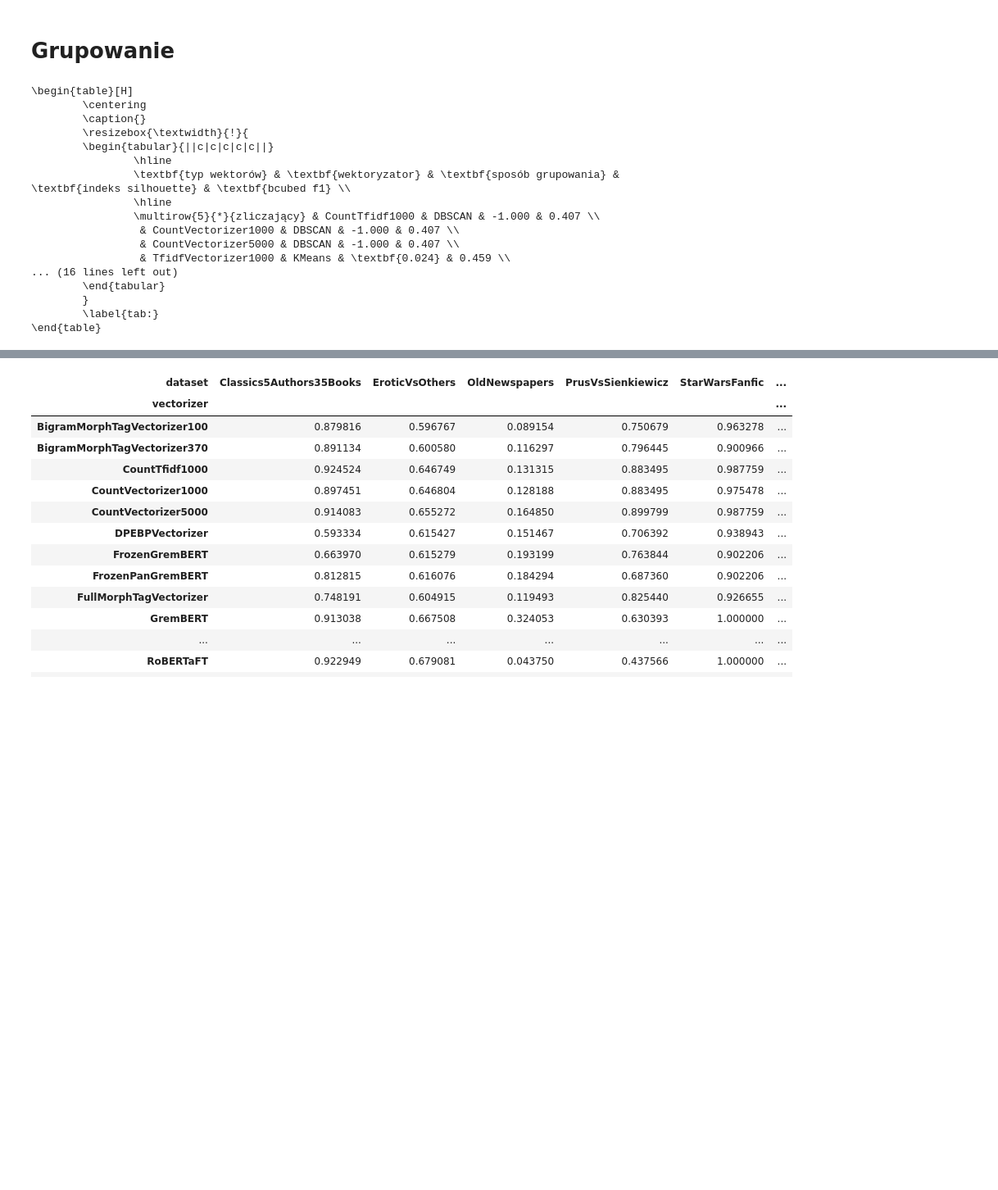
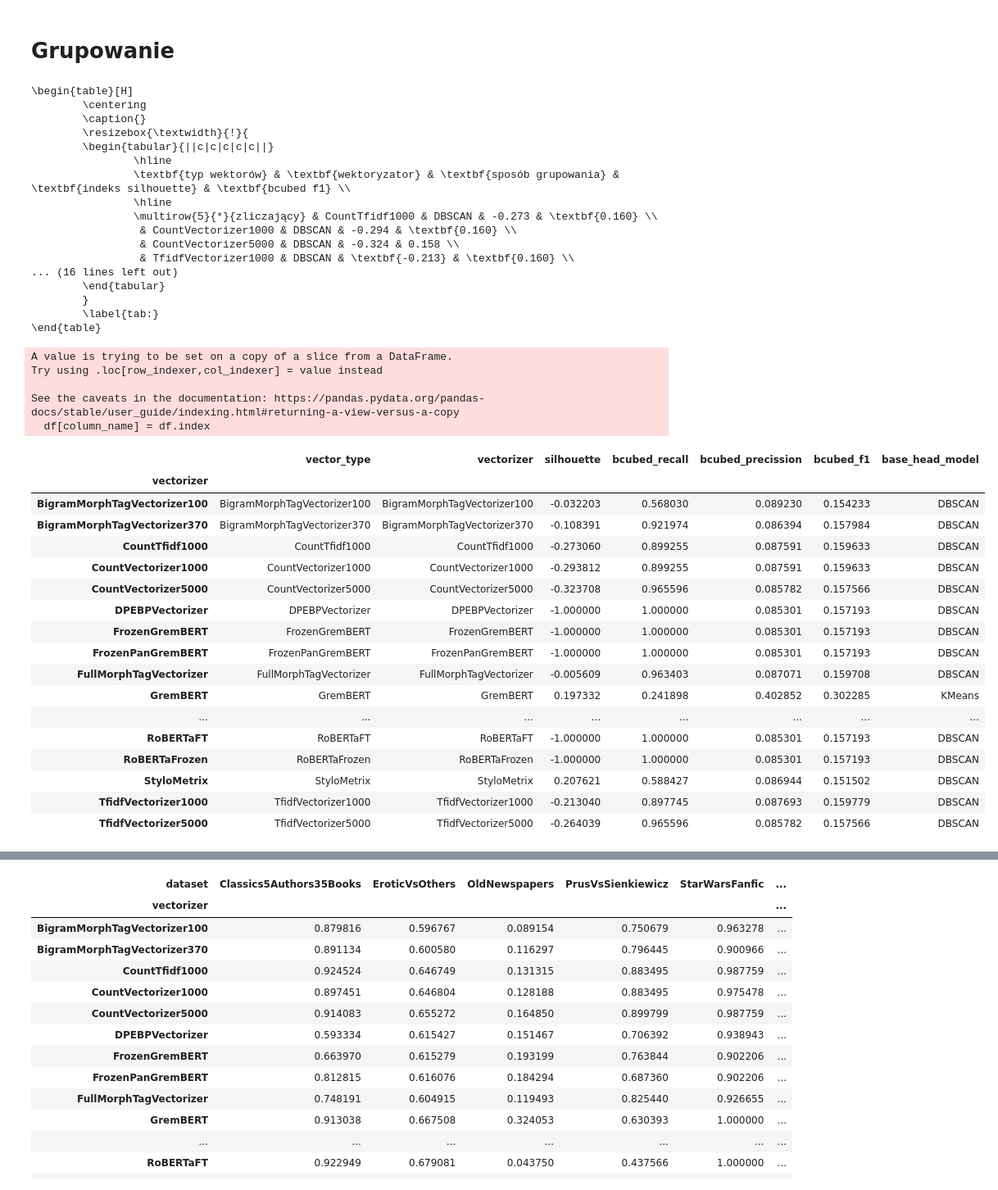
Before and after one commit to WitoldFracek/grembedding, a Jupyter notebook: notebooks/results_analysis.ipynb, the cells around one changed output, grey strips where cells are left out. Shown at 82% size. Saved outputs shown, nothing was run; the diff lists cells and outputs as text; code cells hidden in the pictures; blank space fills up the shorter version.

```diff
--- a/notebooks/results_analysis.ipynb
+++ b/notebooks/results_analysis.ipynb
@@ -33,9 +34,9 @@ def fix_vectorizer_name(s: str) -> str:
 
 def assign_vectorizer_type(name: str) -> str:
     if name in BOWVECS:
-        return 'zliczający'
+        return 'semantyczny'
     if name in SEMVECS:
-        return 'semantyczny'
+        return 'głęboki semantyczny'
     if name in GREMVECS:
         return 'gramatyczny'
     if name in GREMSEMVECS:
@@ -44,11 +45,11 @@ def assign_vectorizer_type(name: str) -> str:
 
 def vector_type_sorter(data: tuple[str, pd.DataFrame]) -> int:
     name = data[0]
-    if name == 'zliczający':
+    if name == 'semantyczny':
         return 1
     if name == 'gramatyczny':
         return 2
-    if name == 'semantyczny':
+    if name == 'głęboki semantyczny':
         return 3
     if name == 'gramatyczno-semantyczny':
         return 4
@@ -72,5 +132,8 @@ results_df.head()
 | 4 | TwitterCyberbullying | DummyDatacleaner | MorphTagVectorizer | DBSCAN1 | NaN | NaN | NaN | NaN | 0.213195 | ... |
 # %%
 results_df.to_parquet('../witek/results.parquet')
+# %%
+ProperNamesMasker = 'ProperNamesMasker'
+DummyDatacleaner = 'DummyDatacleaner'
 # %% [markdown]
 # Klasyfikacja
@@ -171,53 +193,72 @@ df.style.highlight_max(color = '#666666', axis = 0)
 df = (
     results_df
     .clusterization()
-    .dataset('Classics5Authors35Books')
-    .data_cleaner('DummyDatacleaner')
+    .dataset('OldNewspapers')
+    .data_cleaner(DummyDatacleaner)
     .sort_values('bcubed_f1', ascending=False)
     .groupby('vectorizer')
     .first()
 )
 df = include_pivot_index(df, 'vectorizer')
 gdf = df.groupby('vector_type')[['vectorizer', 'base_head_model', 'silhouette', 'bcubed_f1']]
 print(groups_to_latex_table(
     gdf,
     groups_sort_key=vector_type_sorter,
     column_names=['typ wektorów', 'wektoryzator', 'sposób grupowania', 'indeks silhouette', 'bcubed f1'],
     bold_labels=['bcubed_f1', 'silhouette'],
 ))
 
-# df = (
-#     results_df
-#     .clusterization()
-#     .dataset('Classics5Authors35Books')
-#     .data_cleaner('DummyDatacleaner')
-#     .sort_values('bcubed_f1', ascending=False)
-#     .groupby('vectorizer')
-#     .first()
-# )
-# df = include_pivot_index(df, 'vectorizer')
-# gdf = df.groupby('vector_type')[['vectorizer', 'silhouette', 'bcubed_recall', 'bcubed_precission', 'bcubed_f1']]
-# print(groups_to_latex_table(
-#     gdf,
-#     groups_sort_key=vector_type_sorter,
-#     column_names=['typ wektorów', 'wektoryzator', 'indeks silhouette', 'pełność bcubed (recall)', 'precyzja bcubed', 'bcubed f1'],
-#     bold_labels=['bcubed_f1', 'silhouette'],
-# ))
+df = (
+    results_df
+    .clusterization()
+    .dataset('OldNewspapers')
+    .data_cleaner(DummyDatacleaner)
+    .sort_values('bcubed_f1', ascending=False)
+    .groupby('vectorizer')
+    .first()
+)
+df = include_pivot_index(df, 'vectorizer')
+gdf = df[['vectorizer', 'silhouette', 'bcubed_recall', 'bcubed_precission', 'bcubed_f1', 'base_head_model']]
+df = include_pivot_index(gdf, 'vector_type')
+df.style.highlight_max(color = '#666666', axis = 0)
 # %% [output]
 \begin{table}[H]
         \centering
         \caption{}
         \resizebox{\textwidth}{!}{
         \begin{tabular}{||c|c|c|c|c||}
                 \hline
                 \textbf{typ wektorów} & \textbf{wektoryzator} & \textbf{sposób grupowania} & \textbf{indeks silhouette} & \textbf{bcubed f1} \\
                 \hline
-                \multirow{5}{*}{zliczający} & CountTfidf1000 & DBSCAN & -1.000 & 0.407 \\
-                 & CountVectorizer1000 & DBSCAN & -1.000 & 0.407 \\
-                 & CountVectorizer5000 & DBSCAN & -1.000 & 0.407 \\
-                 & TfidfVectorizer1000 & KMeans & \textbf{0.024} & 0.459 \\
+                \multirow{5}{*}{zliczający} & CountTfidf1000 & DBSCAN & -0.273 & \textbf{0.160} \\
+                 & CountVectorizer1000 & DBSCAN & -0.294 & \textbf{0.160} \\
+                 & CountVectorizer5000 & DBSCAN & -0.324 & 0.158 \\
+                 & TfidfVectorizer1000 & DBSCAN & \textbf{-0.213} & \textbf{0.160} \\
 ... (16 lines left out)
         \end{tabular}
         }
         \label{tab:}
 \end{table}
+A value is trying to be set on a copy of a slice from a DataFrame.
+Try using .loc[row_indexer,col_indexer] = value instead
+
+See the caveats in the documentation: https://pandas.pydata.org/pandas-docs/stable/user_guide/indexing.html#returning-a-view-versus-a-copy
+  df[column_name] = df.index
+|  | vector_type | vectorizer | silhouette | bcubed_recall | bcubed_precission | bcubed_f1 | base_head_model |
+| vectorizer |  |  |  |  |  |  |  |
+| BigramMorphTagVectorizer100 | BigramMorphTagVectorizer100 | BigramMorphTagVectorizer100 | -0.032203 | 0.568030 | 0.089230 | 0.154233 | DBSCAN |
+| BigramMorphTagVectorizer370 | BigramMorphTagVectorizer370 | BigramMorphTagVectorizer370 | -0.108391 | 0.921974 | 0.086394 | 0.157984 | DBSCAN |
+| CountTfidf1000 | CountTfidf1000 | CountTfidf1000 | -0.273060 | 0.899255 | 0.087591 | 0.159633 | DBSCAN |
+| CountVectorizer1000 | CountVectorizer1000 | CountVectorizer1000 | -0.293812 | 0.899255 | 0.087591 | 0.159633 | DBSCAN |
+| CountVectorizer5000 | CountVectorizer5000 | CountVectorizer5000 | -0.323708 | 0.965596 | 0.085782 | 0.157566 | DBSCAN |
+| DPEBPVectorizer | DPEBPVectorizer | DPEBPVectorizer | -1.000000 | 1.000000 | 0.085301 | 0.157193 | DBSCAN |
+| FrozenGremBERT | FrozenGremBERT | FrozenGremBERT | -1.000000 | 1.000000 | 0.085301 | 0.157193 | DBSCAN |
+| FrozenPanGremBERT | FrozenPanGremBERT | FrozenPanGremBERT | -1.000000 | 1.000000 | 0.085301 | 0.157193 | DBSCAN |
+| FullMorphTagVectorizer | FullMorphTagVectorizer | FullMorphTagVectorizer | -0.005609 | 0.963403 | 0.087071 | 0.159708 | DBSCAN |
+| GremBERT | GremBERT | GremBERT | 0.197332 | 0.241898 | 0.402852 | 0.302285 | KMeans |
+| ... | ... | ... | ... | ... | ... | ... | ... |
+| RoBERTaFT | RoBERTaFT | RoBERTaFT | -1.000000 | 1.000000 | 0.085301 | 0.157193 | DBSCAN |
+| RoBERTaFrozen | RoBERTaFrozen | RoBERTaFrozen | -1.000000 | 1.000000 | 0.085301 | 0.157193 | DBSCAN |
+| StyloMetrix | StyloMetrix | StyloMetrix | 0.207621 | 0.588427 | 0.086944 | 0.151502 | DBSCAN |
+| TfidfVectorizer1000 | TfidfVectorizer1000 | TfidfVectorizer1000 | -0.213040 | 0.897745 | 0.087693 | 0.159779 | DBSCAN |
+| TfidfVectorizer5000 | TfidfVectorizer5000 | TfidfVectorizer5000 | -0.264039 | 0.965596 | 0.085782 | 0.157566 | DBSCAN |
```
Also changed, not shown: parts of 10 cells of this notebook, 2 other files.
